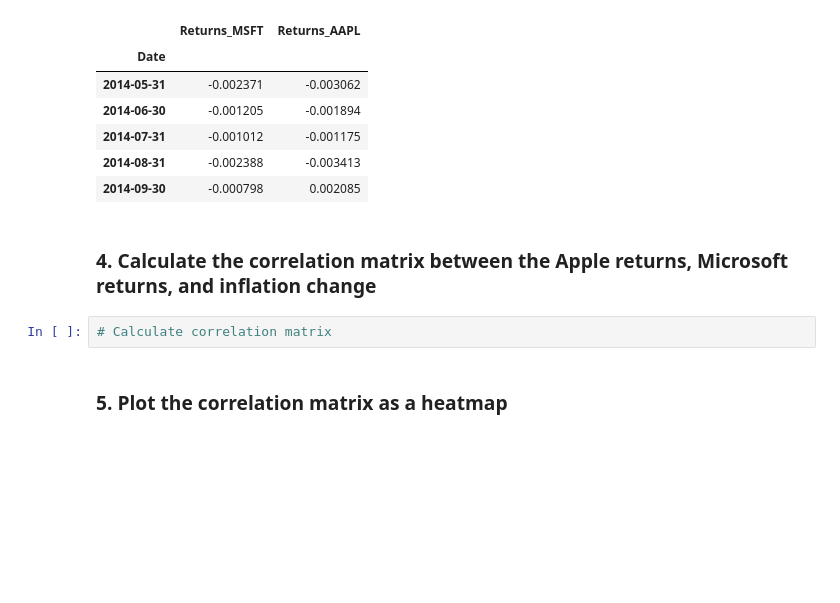
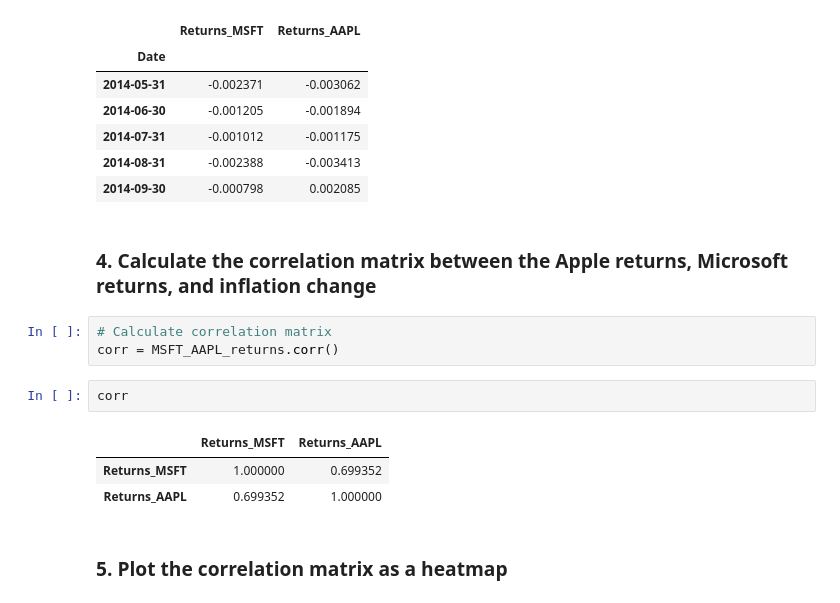
Before and after one commit to waynebar69/Stocks_ML-Pipeline, a Jupyter notebook: Project/EDA.ipynb, the cells around one changed output. Drawn from its saved outputs; the diff is of its cells as text; blank space fills up the shorter version.

```diff
--- a/Project/EDA.ipynb
+++ b/Project/EDA.ipynb
@@ -651,6 +652,13 @@ MSFT_AAPL_returns.head()
 ### 4. Calculate the correlation matrix between the Apple returns, Microsoft returns, and inflation change
 # %%
 # Calculate correlation matrix
+corr = MSFT_AAPL_returns.corr()
+# %%
+corr
+# %% [output]
+|  | Returns_MSFT | Returns_AAPL |
+| Returns_MSFT | 1.000000 | 0.699352 |
+| Returns_AAPL | 0.699352 | 1.000000 |
 # %% [markdown]
 ### 5. Plot the correlation matrix as a heatmap
 # %%
```
Also changed, not shown: parts of 2 cells of this notebook.
